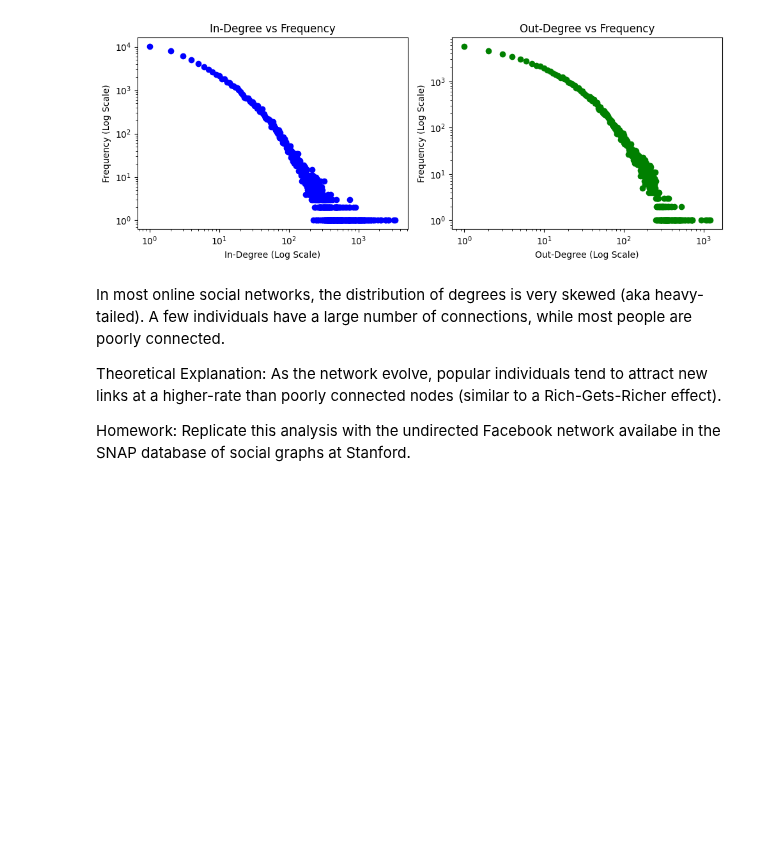
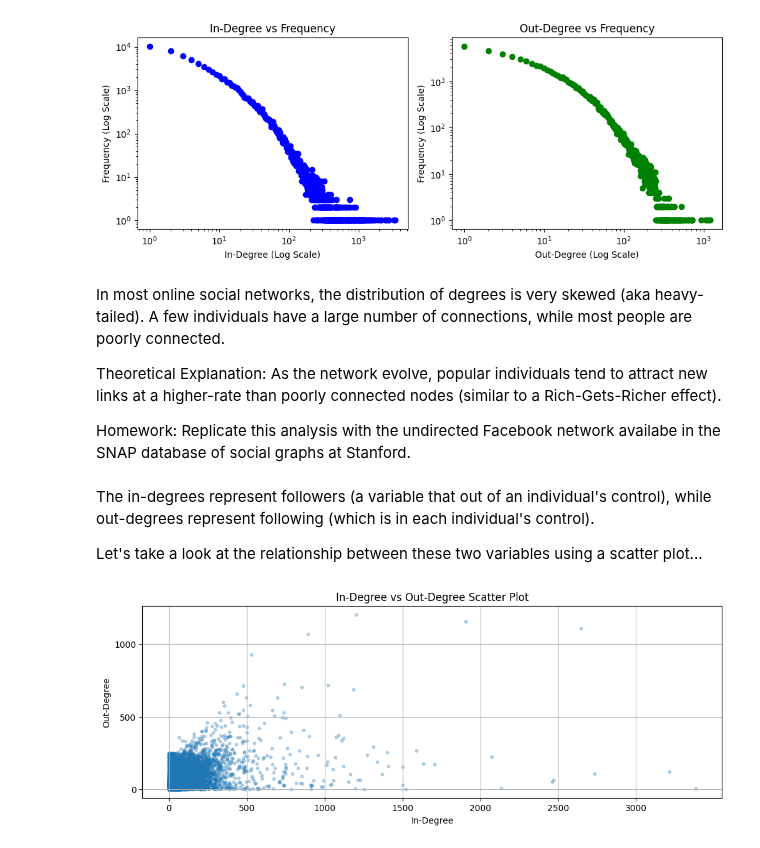
Before and after one commit to vmpreciado/NETS3120, a Jupyter notebook: TwitterDegree.ipynb, the cells around one changed output. Saved outputs shown, nothing was run; the diff lists cells and outputs as text; code cells hidden in the pictures; blank space fills up the shorter version.

```diff
--- a/TwitterDegree.ipynb
+++ b/TwitterDegree.ipynb
@@ -101,3 +101,25 @@ In most online social networks, the distribution of degrees is very skewed (aka
 Theoretical Explanation: As the network evolve, popular individuals tend to attract new links at a higher-rate than poorly connected nodes (similar to a Rich-Gets-Richer effect).
 
 Homework: Replicate this analysis with the undirected Facebook network availabe in the SNAP database of social graphs at Stanford.
+# %% [markdown]
+The in-degrees represent followers (a variable that out of an individual's control), while out-degrees represent following (which is in each individual's control).
+
+Let's take a look at the relationship between these two variables using a scatter plot...
+# %%
+# Generate scatter plot
+plt.figure(figsize=(12, 4))
+plt.scatter(in_degree_sequence, out_degree_sequence, s=10, alpha=0.3) # Adjust 's' for point size and 'alpha' for transparency
+plt.xlabel('In-Degree')
+plt.ylabel('Out-Degree')
+plt.title('In-Degree vs Out-Degree Scatter Plot')
+# Determine the range for the ticks
+max_in_degree = max(in_degree_sequence)
+max_out_degree = max(out_degree_sequence)
+# Set ticks with 500 unit separation
+plt.xticks(np.arange(0, max_in_degree + 1, 500))
+plt.yticks(np.arange(0, max_out_degree + 1, 500))
+# Enable grid
+plt.grid(True)
+plt.show()
+# %% [output]
+[figure, added]
```
